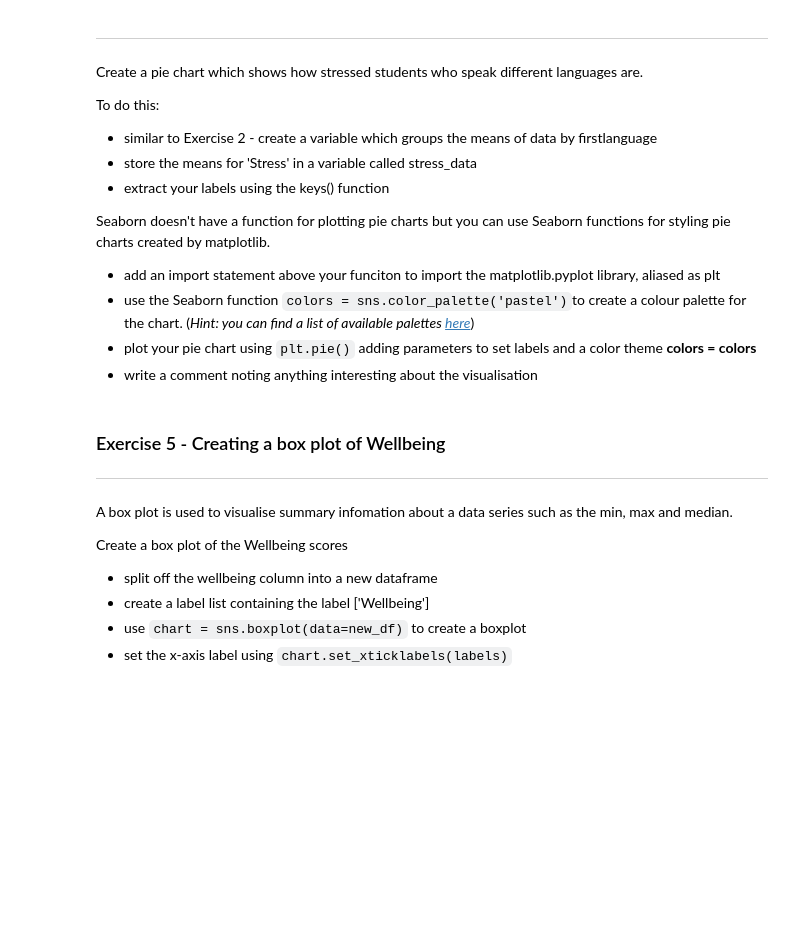
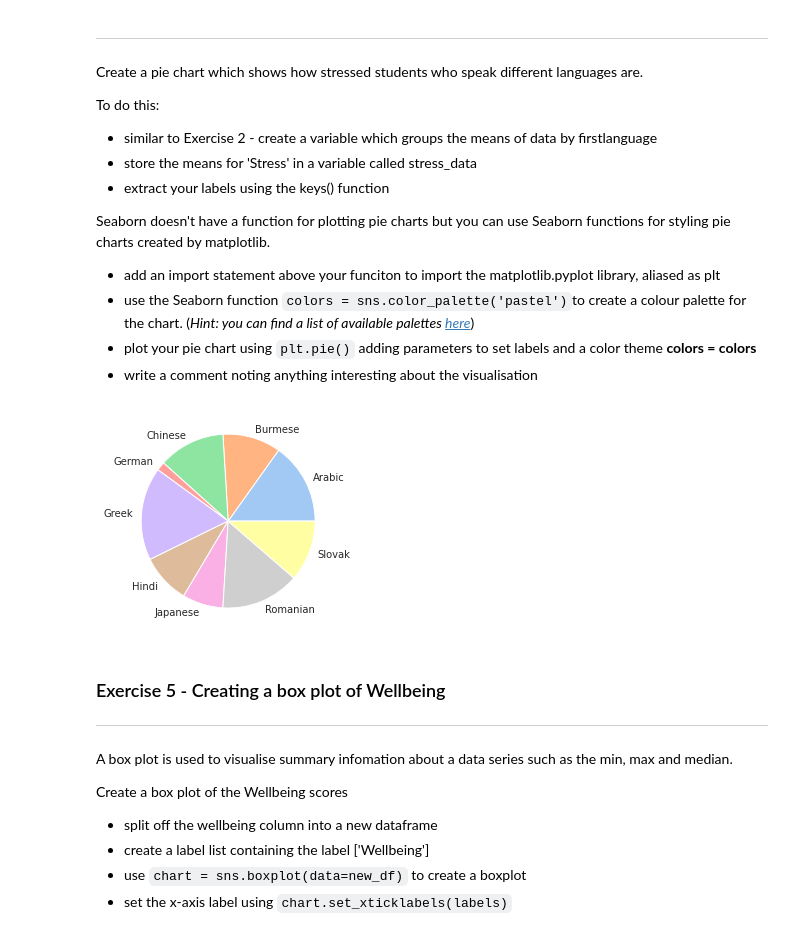
Before and after one commit to nacarvalentina/python-fundamentals, a Jupyter notebook: VN_7_2_Visualisation_with_Seaborn.ipynb, the cells around one changed output. Saved outputs shown, nothing was run; the diff lists cells and outputs as text; code cells hidden in the pictures; blank space fills up the shorter version.

```diff
--- a/VN_7_2_Visualisation_with_Seaborn.ipynb
+++ b/VN_7_2_Visualisation_with_Seaborn.ipynb
@@ -128,6 +183,24 @@ Seaborn doesn't have a function for plotting pie charts but you can use Seaborn
 * use the Seaborn function `colors = sns.color_palette('pastel')`to create a colour palette for the chart.  (_Hint: you can find a list of available palettes [here](https://seaborn.pydata.org/tutorial/color_palettes.html)_)
 * plot your pie chart using `plt.pie()` adding parameters to set labels and a color theme **colors = colors**
 * write a comment noting anything interesting about the visualisation
+# %%
+
+import matplotlib.pyplot as plt
+import seaborn as sns
+
+def bar_chart_grouped(df):
+  data_mean=df.groupby(['firstlanguage'])
+  stress_data=data_mean["Stress"].mean()
+  labels=stress_data.keys()
+  colors = sns.color_palette('pastel')
+  plt.pie(stress_data, labels = labels,colors=colors)
+
+# program starts here
+url = "https://github.com/lilaceri/Working-with-data-/blob/b157a2feceb7709cf82426932385706d65446270/Data%20Sets%20for%20code%20divisio/Positive_Psychology_2017.csv?raw=true"
+psych_data = pd.read_csv(url)
+bar_chart_grouped(psych_data)
+# %% [output]
+[figure, added]
 # %% [markdown]
 ### Exercise 5 - Creating a box plot of Wellbeing
 ---
```
Also changed, not shown: parts of 6 cells of this notebook.
